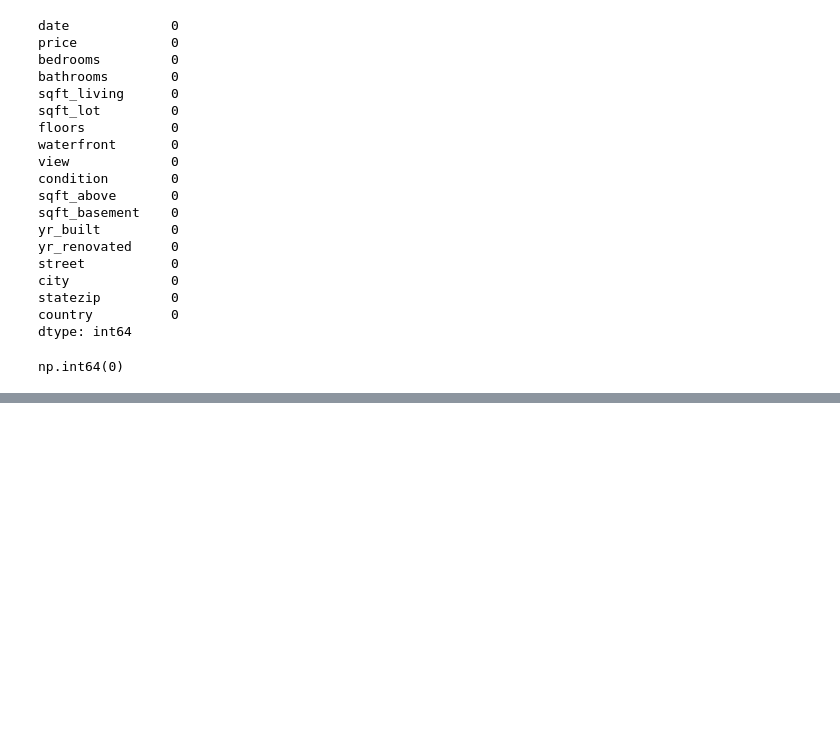
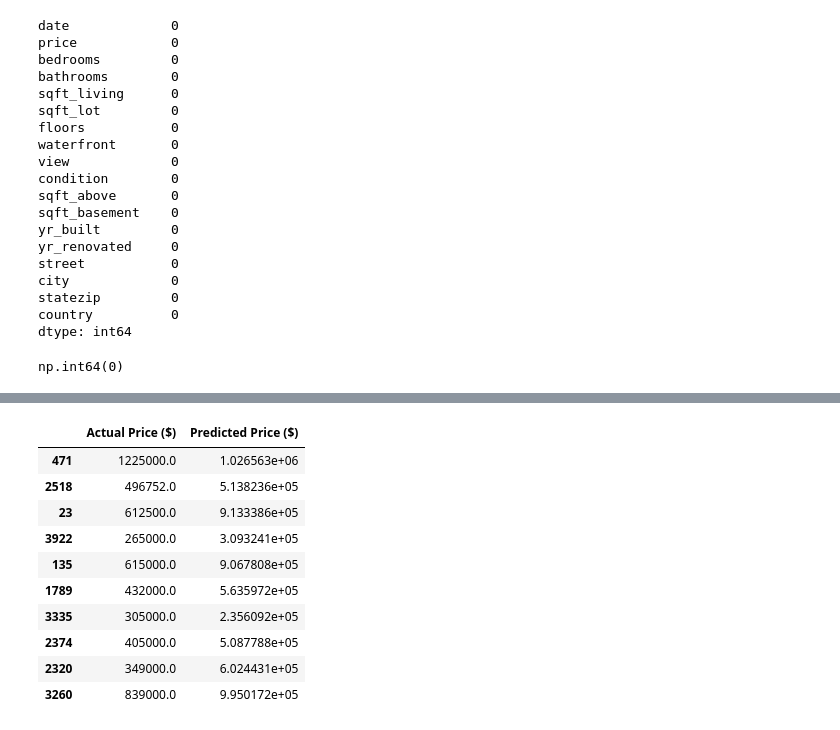
Before and after one commit to aakash2266/Random_Notes, a Jupyter notebook: ANN.ipynb, the cells around one changed output, grey strips where cells are left out. Drawn from its saved outputs; the diff is of its cells as text; code cells hidden in the pictures; blank space fills up the shorter version.

```diff
--- a/ANN.ipynb
+++ b/ANN.ipynb
@@ -308,0 +313,21 @@ ANN MAE ($): 316239.0373009521
+# %%
+import pandas as pd
+
+results = pd.DataFrame({
+    "Actual Price ($)": y_test_actual[:10],
+    "Predicted Price ($)": y_pred_actual[:10]
+})
+
+results
+# %% [output]
+|  | Actual Price ($) | Predicted Price ($) |
+| 471 | 1225000.0 | 1.026563e+06 |
+| 2518 | 496752.0 | 5.138236e+05 |
+| 23 | 612500.0 | 9.133386e+05 |
+| 3922 | 265000.0 | 3.093241e+05 |
+| 135 | 615000.0 | 9.067808e+05 |
+| 1789 | 432000.0 | 5.635972e+05 |
+| 3335 | 305000.0 | 2.356092e+05 |
+| 2374 | 405000.0 | 5.087788e+05 |
+| 2320 | 349000.0 | 6.024431e+05 |
+| 3260 | 839000.0 | 9.950172e+05 |
```
Also changed, not shown: parts of 17 cells of this notebook.
